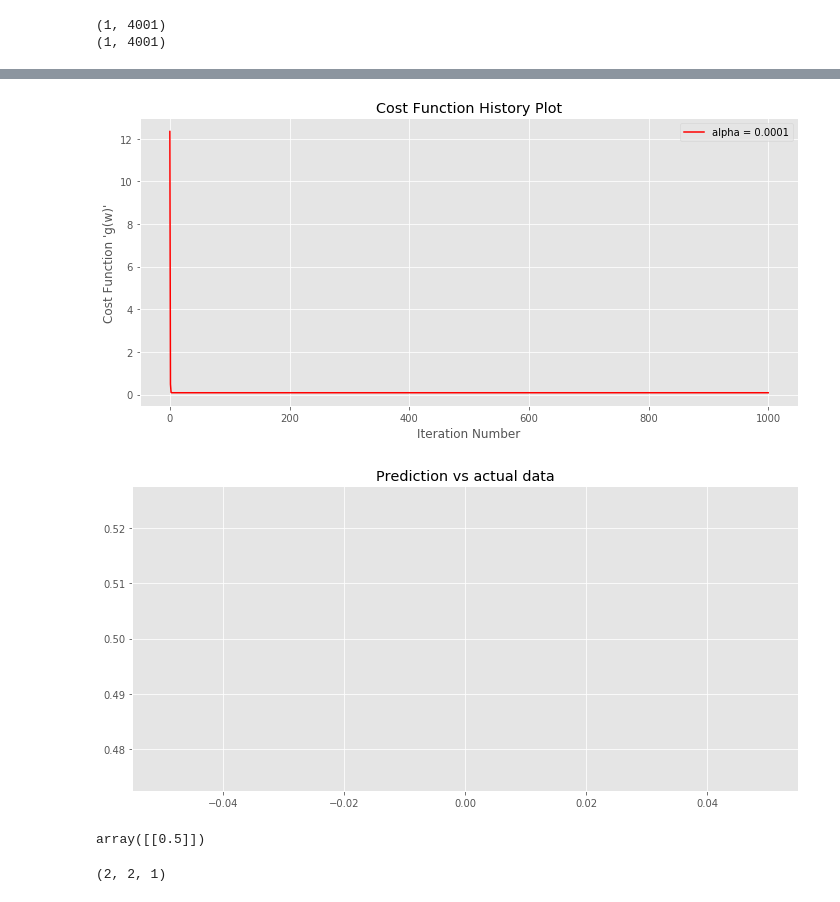
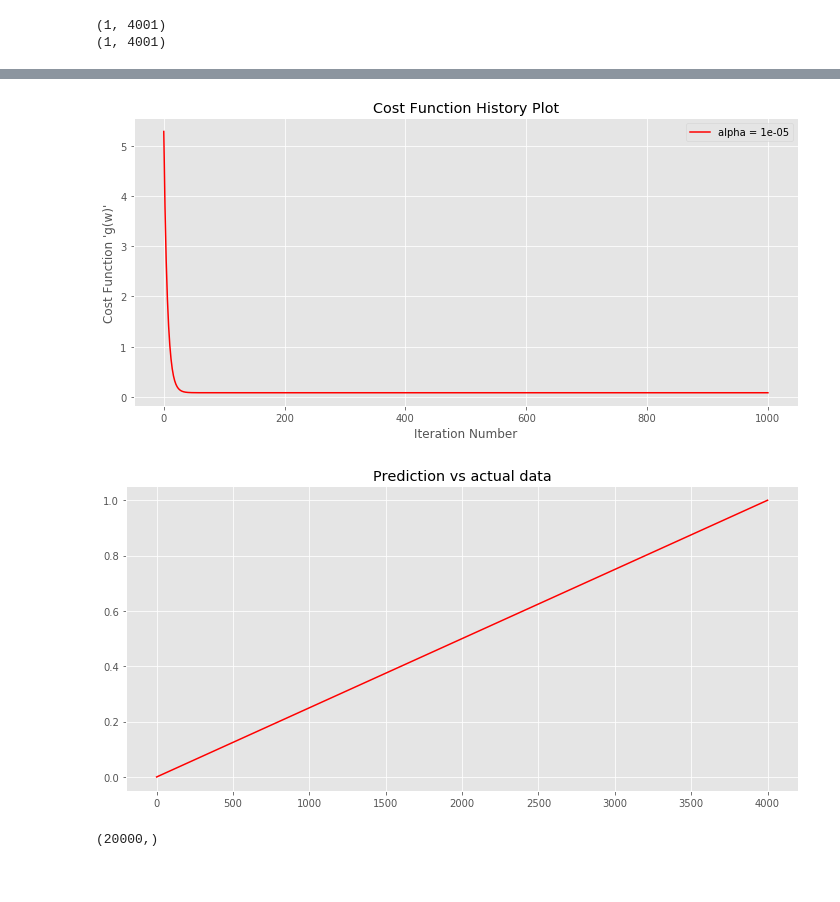
Before and after one commit to A-Gulati/Time_Series, a Jupyter notebook: notebooks/(4) RNN for cycle count.ipynb, the cells around one changed output, grey strips where cells are left out. Saved outputs shown, nothing was run; the diff lists cells and outputs as text; code cells hidden in the pictures.

Commit message:
trying to force rnn to match output count

```diff
--- a/notebooks/(4) RNN for cycle count.ipynb
+++ b/notebooks/(4) RNN for cycle count.ipynb
@@ -64,17 +64,17 @@ The approach here is to produce input & output data for supervised learning.
 The clean signal for 5 cycles is the input data (variable X), and the output data (variable Y) is a counter for the number of cycles that starts at zero and increases linearly to one at the end of the first cycle and continues to increase linearly with the number of cycles.
 # %%
 scaler = MinMaxScaler(feature_range=(0, 5)) #init scaler, scales between 0 and 5
-Y = scaler.fit_transform(np.asarray([i for i in range(len(clean_data)+1)]).reshape(-1,1)) #generate supervised output data
+Y_old = scaler.fit_transform(np.asarray([i for i in range(len(clean_data)+1)]).reshape(-1,1)) #generate supervised output data
 
 #plot the output with points for ints - represents the end of a cycle and an increment in count
 plt.figure(figsize=(35,5))
-plt.plot(Y)
+plt.plot(Y_old)
 plt.scatter([4000,4000*2,4000*3,4000*4,4000*5],[1,2,3,4,5],color='Black')
 plt.show()
 # %% [output]
 [figure]
 # %%
-Y = Y[:4001]
+Y = Y_old[:4001].copy()
 plt.plot(Y)
 # %% [output]
 [<matplotlib.lines.Line2D at 0x...>]
@@ -121,7 +121,7 @@ def feature_transforms(x,w):
     # calculate feature transform
 #     f = np.sin(w[0]+np.dot(x.T,w[1:]))
 #     f = w[0]*np.dot(x.T,w[1:])
-    f = w[0]*np.dot(x.T,w[1:])
+    f = w[0]*np.dot(x,w[1:])
 #     f = w[0]*f
 #     print("shape of f:",f.shape)
     return f.T
@@ -134,7 +134,7 @@ def model(x,w):
     # compute linear combination and return
 
 #     a = w[1][0] + np.dot(x.T,w[1][1:])
-    a = w[1][0] + np.dot(x.T,w[1][1:])
+    a = w[1][0] + np.dot(x,w[1][1:])
 #     a = w[1][0] + w[1][1]*f.T
     return a.T
 
@@ -165,10 +165,11 @@ def gradient_descent(g,alpha,max_its,w):
         cost_history.append(g(w))
     return weight_history,cost_history
 # %%
-w = np.array([0.1*np.random.randn(2,1),0.1*np.random.randn(2,1)])
+# w = np.array([0.1*np.random.randn(2,1),0.1*np.random.randn(2,1)])
+w = np.array(0.1*np.random.randn(2,4002,1))
 # w = np.array([0.1*np.random.randn(2,1),0.1*np.random.randn(2,1)])
 # w = np.array([0.1*np.random.randn(1),0.1*np.random.randn(2,1),0.1*np.random.randn(2,1)])
-g = least_squares;max_its = 1000;alpha_choice = 1e-4;
+g = least_squares;max_its = 1000;alpha_choice = 1e-5;
 weight_history_1,cost_history_1 = gradient_descent(g,alpha_choice,max_its,w)
 # %%
 fig = plt.figure(figsize=(10,5))
@@ -179,27 +180,24 @@ plt.xlabel("Iteration Number")
 plt.ylabel("Cost Function 'g(w)'")
 plt.show()
 # %% [output]
-[figure, old version]
+[figure, new version]
 # %%
 w1 = weight_history_1[-1]
 mywave= model(x_new,w1)
 
 fig = plt.figure(figsize=(10,5))
 
 # plt.scatter(y_new,x_new, c='blue', label = 'debt data')
 #plt.scatter(x_new,mywave,c='red',label='prediction line')
-# plt.plot(y_new[0],c='red')
+plt.plot(y_new[0],c='red')
 plt.plot(mywave[0],c="green")
 
 plt.title("Prediction vs actual data")
 plt.show()
 # %% [output]
-[figure, old version]
+[figure, new version]
-# %%
-mywave
-# %% [output]
-array([[0.5]])
-# %%
-w.shape
-# %% [output]
-(2, 2, 1)
+# %%
+temp = filter_signal(clean_data)
+temp.shape
+# %% [output]
+(20000,)
```
Also changed, not shown: parts of 2 cells of this notebook.
